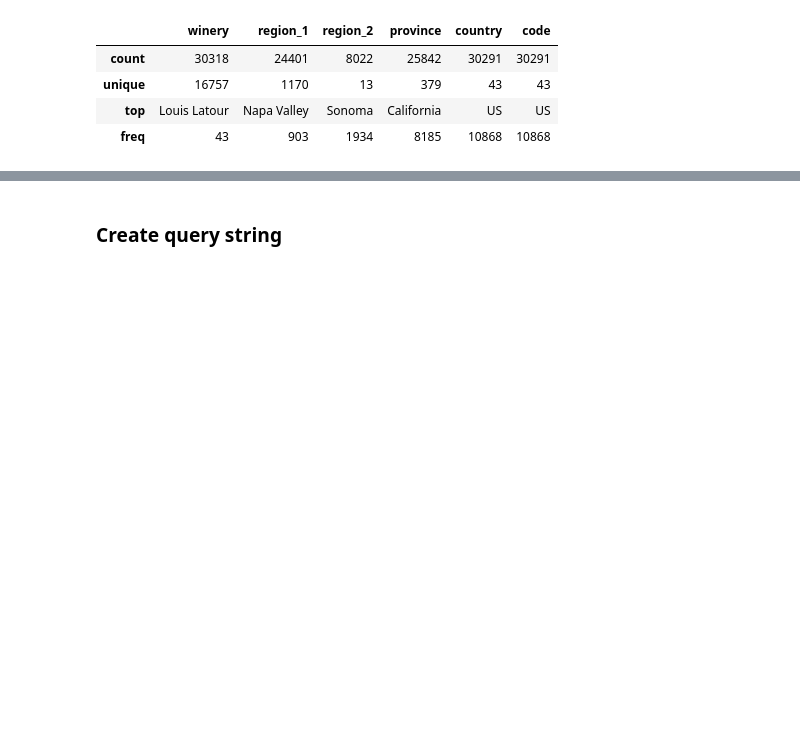
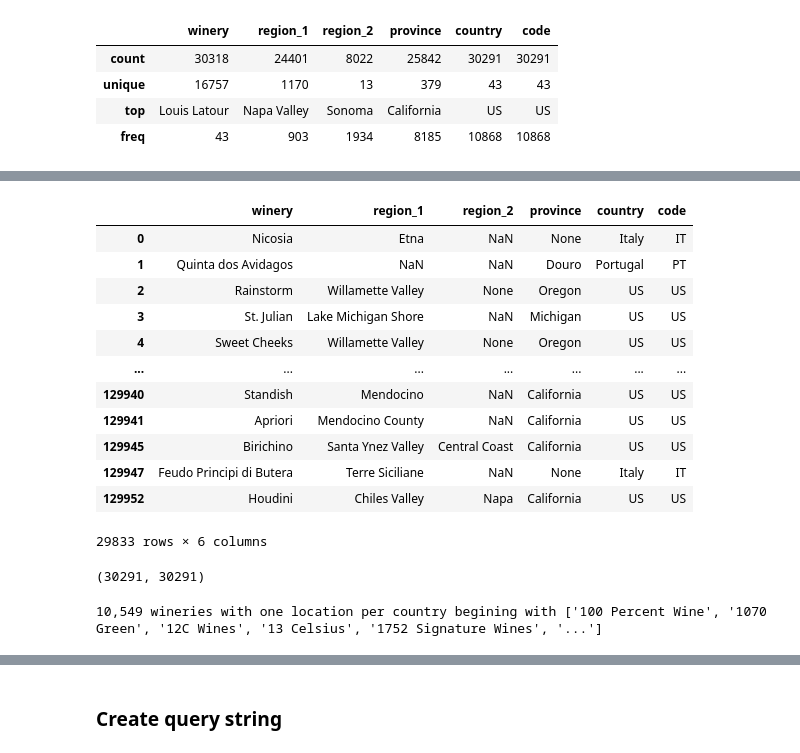
Before and after one commit to pasmith/oenologist, a Jupyter notebook: mapbox-forward.ipynb, the cells around one changed output, grey strips where cells are left out. Drawn from its saved outputs; the diff is of its cells as text; code cells hidden in the pictures; blank space fills up the shorter version.

```diff
--- a/mapbox-forward.ipynb
+++ b/mapbox-forward.ipynb
@@ -311,0 +338,29 @@ there are 0 duplicates left
+# %%
+mask2 = locations.winery.notna()
+mask2 &= locations.country.notna()
+mask2 &= (locations.region_1.notna()) | (locations.region_2.notna()) | (locations.province.notna())
+locations.loc[mask2]
+# %% [output]
+|  | winery | region_1 | region_2 | province | country | code |
+| 0 | Nicosia | Etna | NaN | None | Italy | IT |
+| 1 | Quinta dos Avidagos | NaN | NaN | Douro | Portugal | PT |
+| 2 | Rainstorm | Willamette Valley | None | Oregon | US | US |
+| 3 | St. Julian | Lake Michigan Shore | NaN | Michigan | US | US |
+| 4 | Sweet Cheeks | Willamette Valley | None | Oregon | US | US |
+| ... | ... | ... | ... | ... | ... | ... |
+| 129940 | Standish | Mendocino | NaN | California | US | US |
+| 129941 | Apriori | Mendocino County | NaN | California | US | US |
+| 129945 | Birichino | Santa Ynez Valley | Central Coast | California | US | US |
+| 129947 | Feudo Principi di Butera | Terre Siciliane | NaN | None | Italy | IT |
+| 129952 | Houdini | Chiles Valley | Napa | California | US | US |
+29833 rows × 6 columns
+# %%
+locations.loc[locations.country.notna()].shape[0], locations.loc[mask1].shape[0] + locations.loc[mask2].shape[0]
+# %% [output]
+(30291, 30291)
+# %%
+tmp = locations[mask2].groupby(['winery','code']).count()[['country']].rename(columns={'country': 'count'}).reset_index().query('count == 1')
+single_location_wineries = np.unique(tmp.winery)
+print(f'{len(single_location_wineries):,d}', 'wineries with one location per country begining with', list(single_location_wineries[:5]) + ['...'] )
+# %% [output]
+10,549 wineries with one location per country begining with ['100 Percent Wine', '1070 Green', '12C Wines', '13 Celsius', '1752 Signature Wines', '...']
```
Also changed, not shown: parts of 26 cells of this notebook, 1 other file.
